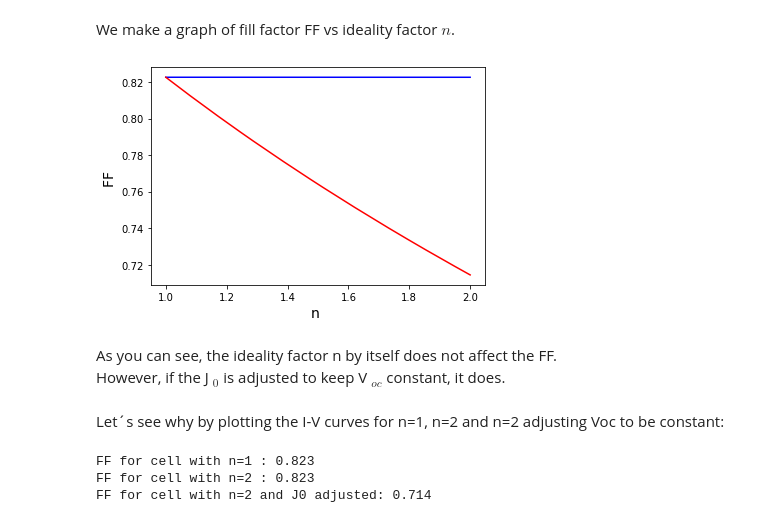
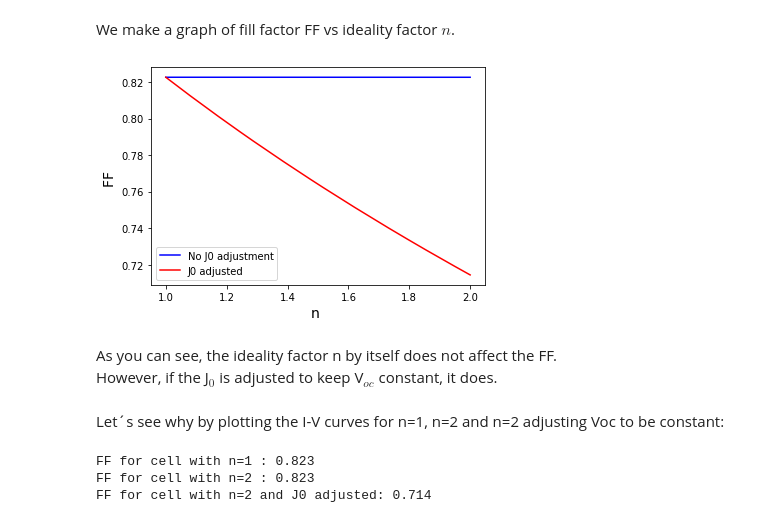
Before and after one commit to martavp/pv-textbook, a Jupyter notebook: Problems/Chapter_04/Problem_S4.9.ipynb, the cells around one changed output. Drawn from its saved outputs; the diff is of its cells as text; code cells hidden in the pictures.

```diff
--- a/Problems/Chapter_04/Problem_S4.9.ipynb
+++ b/Problems/Chapter_04/Problem_S4.9.ipynb
@@ -113,39 +113,40 @@ We make a graph of fill factor FF vs ideality factor $n$.
 # Create the n list in the first colum
 n_min = 1
 n_max = 2
 FF_vs_n = np.zeros((DATA_SIZE,2))
 FF_vs_n[:,0] = np.linspace(n_min, n_max, DATA_SIZE)
 
 FF_vs_n_adjustJ0 = np.zeros((DATA_SIZE,2))
 FF_vs_n_adjustJ0[:,0] = np.linspace(n_min, n_max, DATA_SIZE)
 
 # Calculate the Voc for n=1
 kBT = kB*(temperature + 273.15)
 Voc_n1 = kBT*math.log(Isc/I0+1)
 
 # Calculate the FF for each n
 for x in range(DATA_SIZE):
     IV_curve = model_IV(Isc, I0, FF_vs_n[x,0], 0, 1e6, temperature)
     FF = get_FF(IV_curve)
     FF_vs_n[x,1] = FF
 
     adjustedI0 = (Isc/(np.exp(Voc_n1/(FF_vs_n[x,0]*kBT) )-1))
     IV_curve = model_IV(Isc, adjustedI0, FF_vs_n_adjustJ0[x,0], 0, 1e6, temperature)
     FF = get_FF(IV_curve)
     FF_vs_n_adjustJ0[x,1] = FF
 
 # Plot the FF vs n
-plt.plot(FF_vs_n[:,0], FF_vs_n[:,1], color='b')
-plt.plot(FF_vs_n_adjustJ0[:,0], FF_vs_n_adjustJ0[:,1], color='r')
+plt.plot(FF_vs_n[:,0], FF_vs_n[:,1], color='b', label='No J0 adjustment')
+plt.plot(FF_vs_n_adjustJ0[:,0], FF_vs_n_adjustJ0[:,1], color='r', label ='J0 adjusted')
+plt.legend()
 
 plt.xlabel('n ', size=14)
 plt.ylabel('FF ', size=14)
 plt.show()
 # %% [output]
-[figure, old version]
+[figure, new version]
 # %% [markdown]
 As you can see, the ideality factor n by itself does not affect the FF. <br>
-However, if the J $_0$ is adjusted to keep V $_{oc}$ constant, it does. <br>
+However, if the J$_0$ is adjusted to keep V$_{oc}$ constant, it does. <br>
 <br>
 Let´s see why by plotting the I-V curves for n=1, n=2 and n=2 adjusting Voc to be constant:
 # %%
```
Also changed, not shown: parts of 2 cells of this notebook, 6 other files.
